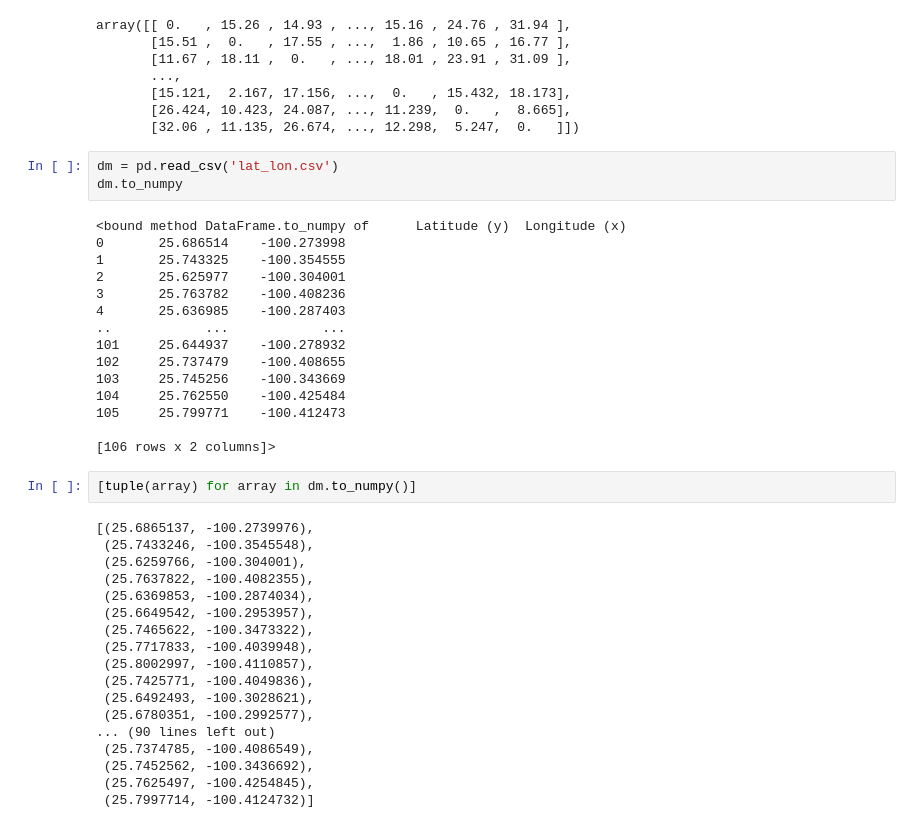
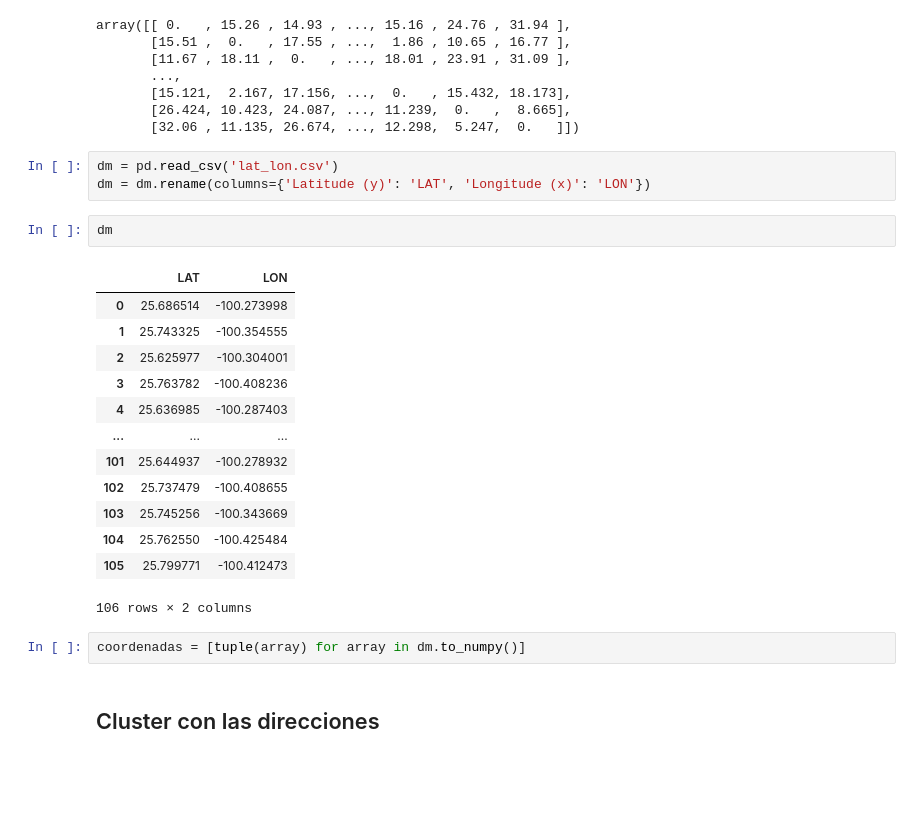
Before and after one commit to gerardoramc/AlgoritmoDatos, a Jupyter notebook: matriz_direcciones.ipynb, the cells around one changed output. Cells and saved outputs as stored; diff of their text form; blank space fills up the shorter version.

```diff
--- a/matriz_direcciones.ipynb
+++ b/matriz_direcciones.ipynb
@@ -126,39 +126,24 @@ array([[ 0.   , 15.26 , 14.93 , ..., 15.16 , 24.76 , 31.94 ],
        [32.06 , 11.135, 26.674, ..., 12.298,  5.247,  0.   ]])
 # %%
 dm = pd.read_csv('lat_lon.csv')
-dm.to_numpy
+dm = dm.rename(columns={'Latitude (y)': 'LAT', 'Longitude (x)': 'LON'})
-# %% [output]
-<bound method DataFrame.to_numpy of      Latitude (y)  Longitude (x)
-0       25.686514    -100.273998
-1       25.743325    -100.354555
-2       25.625977    -100.304001
-3       25.763782    -100.408236
-4       25.636985    -100.287403
-..            ...            ...
-101     25.644937    -100.278932
-102     25.737479    -100.408655
-103     25.745256    -100.343669
-104     25.762550    -100.425484
-105     25.799771    -100.412473
-
-[106 rows x 2 columns]>
+# %%
+dm
+# %% [output]
+|  | LAT | LON |
+| 0 | 25.686514 | -100.273998 |
+| 1 | 25.743325 | -100.354555 |
+| 2 | 25.625977 | -100.304001 |
+| 3 | 25.763782 | -100.408236 |
+| 4 | 25.636985 | -100.287403 |
+| ... | ... | ... |
+| 101 | 25.644937 | -100.278932 |
+| 102 | 25.737479 | -100.408655 |
+| 103 | 25.745256 | -100.343669 |
+| 104 | 25.762550 | -100.425484 |
+| 105 | 25.799771 | -100.412473 |
+106 rows × 2 columns
 # %%
-[tuple(array) for array in dm.to_numpy()]
+coordenadas = [tuple(array) for array in dm.to_numpy()]
-# %% [output]
-[(25.6865137, -100.2739976),
- (25.7433246, -100.3545548),
- (25.6259766, -100.304001),
- (25.7637822, -100.4082355),
- (25.6369853, -100.2874034),
- (25.6649542, -100.2953957),
- (25.7465622, -100.3473322),
- (25.7717833, -100.4039948),
- (25.8002997, -100.4110857),
- (25.7425771, -100.4049836),
- (25.6492493, -100.3028621),
- (25.6780351, -100.2992577),
-... (90 lines left out)
- (25.7374785, -100.4086549),
- (25.7452562, -100.3436692),
- (25.7625497, -100.4254845),
- (25.7997714, -100.4124732)]
+# %% [markdown]
+## Cluster con las direcciones
```
Also changed, not shown: parts of 11 cells of this notebook, 8 other files.
